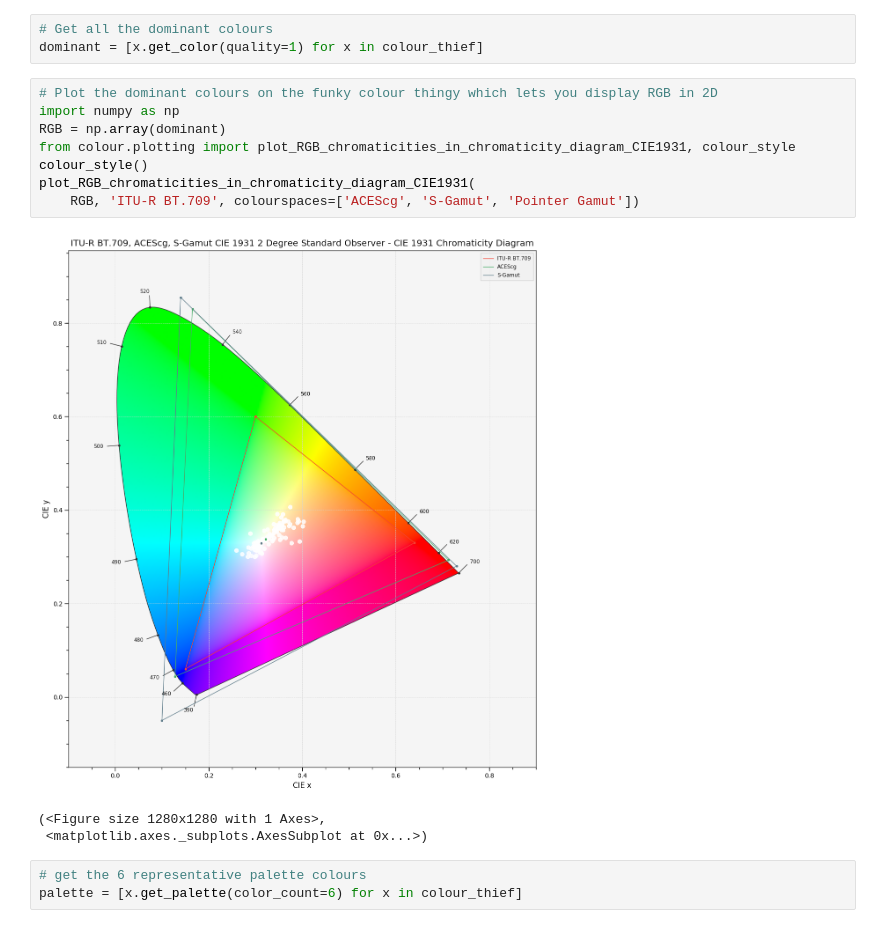
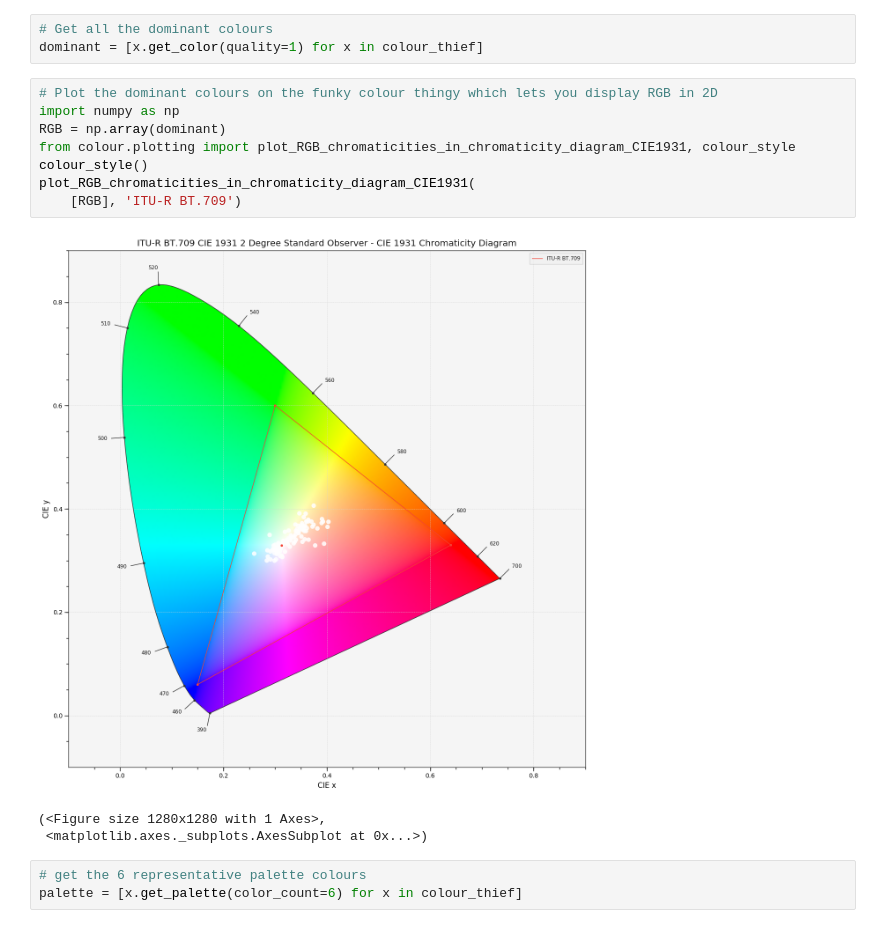
Before and after one commit to markbasham/BoardGameColour, a Jupyter notebook: BoardgameGeekColourMapper.ipynb, the cells around one changed output. Saved outputs shown, nothing was run; the diff lists cells and outputs as text.

Commit message:
Add the other data sources, and played a bit with visualisation

```diff
--- a/BoardgameGeekColourMapper.ipynb
+++ b/BoardgameGeekColourMapper.ipynb
@@ -24,13 +24,13 @@ dominant = [x.get_color(quality=1) for x in colour_thief]
 # %%
 # Plot the dominant colours on the funky colour thingy which lets you display RGB in 2D
 import numpy as np
 RGB = np.array(dominant)
 from colour.plotting import plot_RGB_chromaticities_in_chromaticity_diagram_CIE1931, colour_style
 colour_style()
 plot_RGB_chromaticities_in_chromaticity_diagram_CIE1931(
-    RGB, 'ITU-R BT.709', colourspaces=['ACEScg', 'S-Gamut', 'Pointer Gamut'])
+    [RGB], 'ITU-R BT.709')
 # %% [output]
-[figure, old version]
+[figure, new version]
 (<Figure size 1280x1280 with 1 Axes>,
  <matplotlib.axes._subplots.AxesSubplot at 0x...>)
 # %%
```
Also changed, not shown: parts of 21 cells of this notebook, 2 other files.
